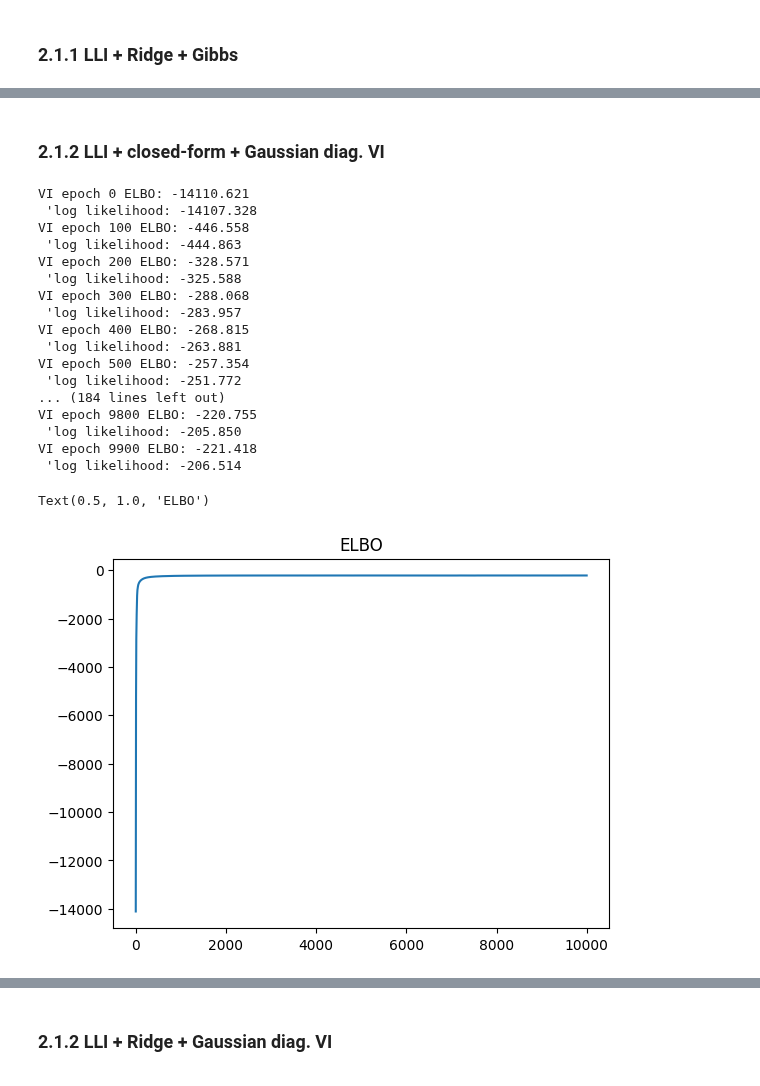
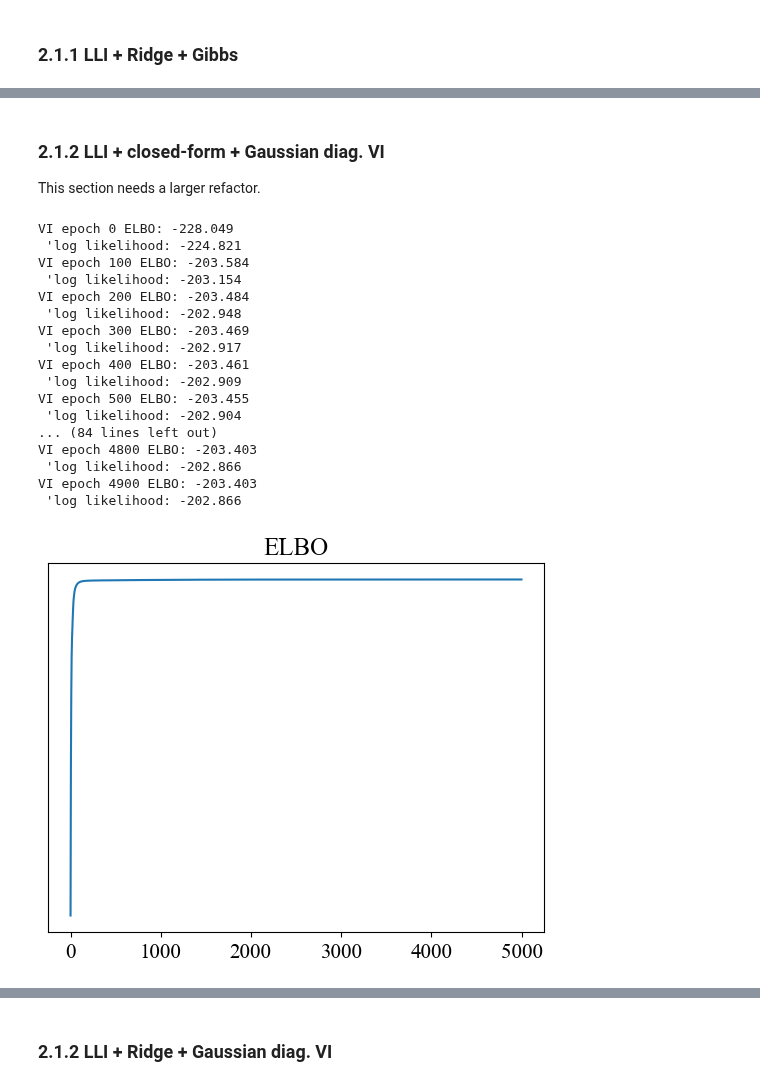
Before and after one commit to clarahoffmann/last-layer-inf, a Jupyter notebook: src/1d_regression.ipynb, the cells around one changed output, grey strips where cells are left out. Cells and saved outputs as stored; diff of their text form; code cells hidden in the pictures.

Commit message:
add temperature term for closed form

```diff
--- a/src/1d_regression.ipynb
+++ b/src/1d_regression.ipynb
@@ -94,11 +91,12 @@ fig.legend()
 lli_net.eval()
 
 # fit last-layer posterior
-Psi = lli_net.get_ll_embedd(xs_train).detach()
-d = Psi.shape[1]
-Sigma_N_inv = (1/sigma_0**2)*torch.eye(d) + (1/sigma_0**2)*(Psi.T @ Psi)
-Sigma_N = torch.linalg.inv(Sigma_N_inv).detach()
-mu_N = Sigma_N @ ((1/sigma_0**2)*(Psi.T @ ys_train)).detach()
+with torch.no_grad():
+    Psi = lli_net.get_ll_embedd(xs_train).detach()
+    d = Psi.shape[1]
+    Sigma_N_inv = (1/sigma_0**2)*torch.eye(d) + (1/sigma_0**2)*(Psi.T @ Psi)
+    Sigma_N = torch.linalg.inv(Sigma_N_inv).detach()
+    mu_N = Sigma_N @ ((1/sigma_0**2)*(Psi.T @ ys_train)).detach()
 # %% [markdown]
 ### 1.2.2 MC dropout
 # %%
@@ -245,5 +243,7 @@ plt.scatter(xs_val, preds['mean'])
 # %% [markdown]
 ### 2.1.2 LLI + closed-form + Gaussian diag. VI
+
+This section needs a larger refactor.
 # %%
 for param in lli_net.parameters():
     param.requires_grad = False
@@ -253,8 +253,13 @@ with torch.no_grad():
 
 last_layer_vi = LastLayerVIClosedForm(dim_last_layer=Psi.shape[1], dim_output=1)
 optimizer_vi = torch.optim.Adam(last_layer_vi.parameters(), lr=1e-2)
-num_epochs = 10000
-sigma_eps_sq = 0.1**2
+num_epochs = 5000
+sigma_eps_sq = 0.3**2
+
+# this temperature works very nicely
+tau = .01
+# this temperature not!! and this would be our default...
+# tau = 1
 
 elbos = []
 for epoch in range(num_epochs):
@@ -267,9 +272,15 @@ for epoch in range(num_epochs):
 
     kl = last_layer_vi.kl_divergence()
 
-    log_likelihood = (-0.5 * Psi.shape[0] * torch.log(2 * torch.pi * torch.tensor(sigma_eps_sq)) \
-        - 0.5  * torch.sum((ys_train - pred_y_mu) ** 2 / sigma_eps_sq) \
-            - 0.5 *( torch.diagonal(Psi @ Sigma_w @ Psi.T).sum())/ sigma_eps_sq)
+    #log_likelihood = (-0.5 * Psi.shape[0] * torch.log(2 * torch.pi * torch.tensor(sigma_eps_sq)) \
+    #    - 0.5  * torch.sum((ys_train - pred_y_mu) ** 2 / sigma_eps_sq) \
+    #        - 0.5 *( torch.diagonal(Psi @ Sigma_w @ Psi.T).sum())/ sigma_eps_sq)
+
+    log_likelihood = (
+        -0.5 * Psi.shape[0] * math.log(2 * torch.pi * (sigma_eps_sq / tau))
+        - 0.5 * tau / sigma_eps_sq * torch.sum((ys_train - pred_y_mu) ** 2)
+        - 0.5 * tau / sigma_eps_sq * torch.diagonal(Psi @ Sigma_w @ Psi.T).sum())
+
 
     elbo = (
         log_likelihood
@@ -283,30 +294,30 @@ for epoch in range(num_epochs):
 
     elbos.append(elbo.item())
 # %% [output]
-VI epoch 0 ELBO: -14110.621
- 'log likelihood: -14107.328
-VI epoch 100 ELBO: -446.558
- 'log likelihood: -444.863
-VI epoch 200 ELBO: -328.571
- 'log likelihood: -325.588
-VI epoch 300 ELBO: -288.068
- 'log likelihood: -283.957
-VI epoch 400 ELBO: -268.815
- 'log likelihood: -263.881
-VI epoch 500 ELBO: -257.354
- 'log likelihood: -251.772
-... (184 lines left out)
-VI epoch 9800 ELBO: -220.755
- 'log likelihood: -205.850
-VI epoch 9900 ELBO: -221.418
- 'log likelihood: -206.514
+VI epoch 0 ELBO: -228.049
+ 'log likelihood: -224.821
+VI epoch 100 ELBO: -203.584
+ 'log likelihood: -203.154
+VI epoch 200 ELBO: -203.484
+ 'log likelihood: -202.948
+VI epoch 300 ELBO: -203.469
+ 'log likelihood: -202.917
+VI epoch 400 ELBO: -203.461
+ 'log likelihood: -202.909
+VI epoch 500 ELBO: -203.455
+ 'log likelihood: -202.904
+... (84 lines left out)
+VI epoch 4800 ELBO: -203.403
+ 'log likelihood: -202.866
+VI epoch 4900 ELBO: -203.403
+ 'log likelihood: -202.866
 # %%
 fig, axs = plt.subplots(1,1)
 axs.plot(elbos)
 axs.set_title('ELBO')
+axs.set_yscale('symlog')
 # %% [output]
-Text(0.5, 1.0, 'ELBO')
-[figure, old version]
+[figure, new version]
 # %%
 last_layer_vi.eval()
 with torch.no_grad():
```
Also changed, not shown: parts of 15 cells of this notebook.
